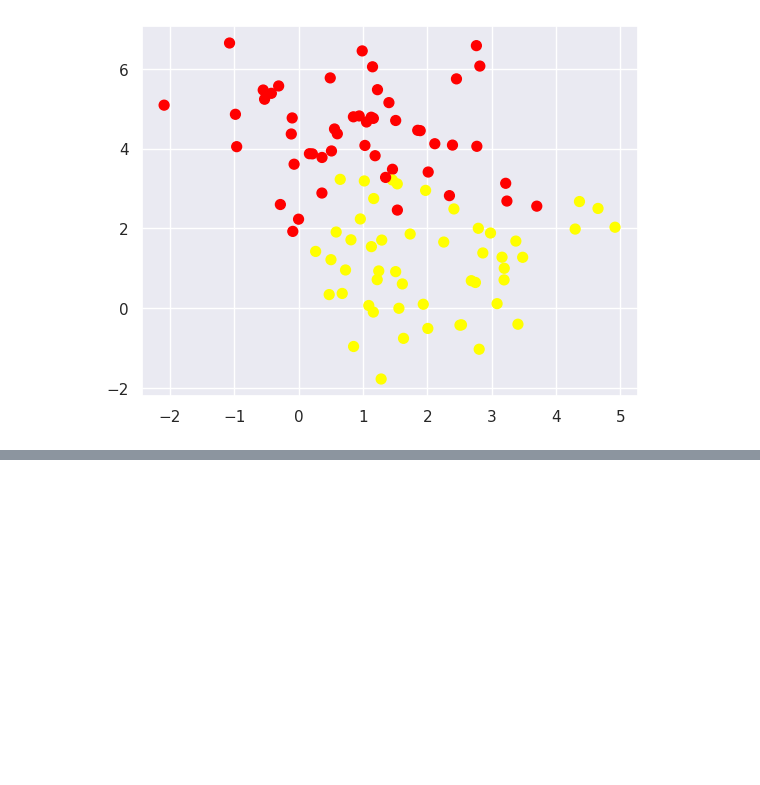
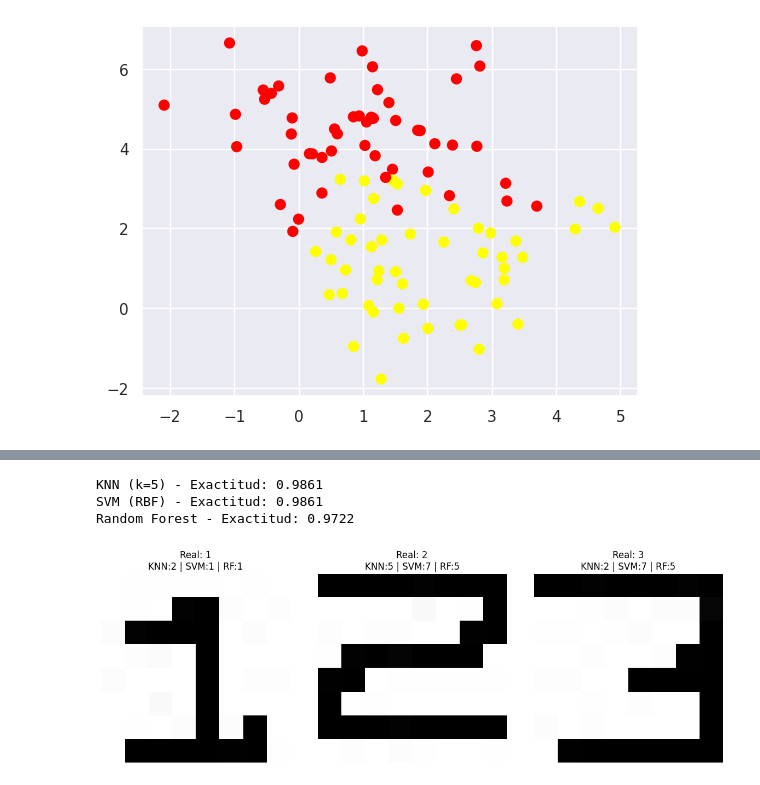
Before and after one commit to MartinezOrtizEduardoAntonio/mineria_de_datos, a Jupyter notebook: untitled1.ipynb, the cells around one changed output, grey strips where cells are left out. Cells and saved outputs as stored; diff of their text form; code cells hidden in the pictures; blank space fills up the shorter version.

```diff
--- a/untitled1.ipynb
+++ b/untitled1.ipynb
@@ -1576,0 +1645,3 @@ plt.scatter(X[:, 0], X[:, 1], c=y, s=50, cmap='autumn');
+# %%
+model = grid.best_estimator_
+yfit = model.predict(Xtest)
@@ -1576,0 +1702,18 @@ plt.scatter(X[:, 0], X[:, 1], c=y, s=50, cmap='autumn');
+# %%
+# Definir los modelos
+modelos = {
+    "KNN (k=5)": KNeighborsClassifier(n_neighbors=5),
+    "SVM (RBF)": SVC(kernel='rbf', gamma='scale'),
+    "Random Forest": RandomForestClassifier(n_estimators=100, random_state=42)
+}
+
+# Entrenar y evaluar cada uno
+for nombre, modelo in modelos.items():
+    modelo.fit(X_train, y_train)
+    predicciones = modelo.predict(X_test)
+    accuracy = accuracy_score(y_test, predicciones)
+    print(f"{nombre} - Exactitud: {accuracy:.4f}")
+# %% [output]
+KNN (k=5) - Exactitud: 0.9861
+SVM (RBF) - Exactitud: 0.9861
+Random Forest - Exactitud: 0.9722
@@ -1576,0 +1751,18 @@ plt.scatter(X[:, 0], X[:, 1], c=y, s=50, cmap='autumn');
+# %%
+fig, axes = plt.subplots(1, 3, figsize=(12, 4))
+
+for i, img in enumerate(mis_imagenes):
+    img_flat = img.reshape(1, -1)
+
+    res_knn = modelos["KNN (k=5)"].predict(img_flat)[0]
+    res_svm = modelos["SVM (RBF)"].predict(img_flat)[0]
+    res_rf = modelos["Random Forest"].predict(img_flat)[0]
+
+    axes[i].imshow(img, cmap=plt.cm.gray_r)
+    axes[i].set_title(f"Real: {etiquetas_reales[i]}\nKNN:{res_knn} | SVM:{res_svm} | RF:{res_rf}")
+    axes[i].axis('off')
+
+plt.tight_layout()
+plt.show()
+# %% [output]
+[figure, added]
```
Also changed, not shown: parts of 13 cells of this notebook.
